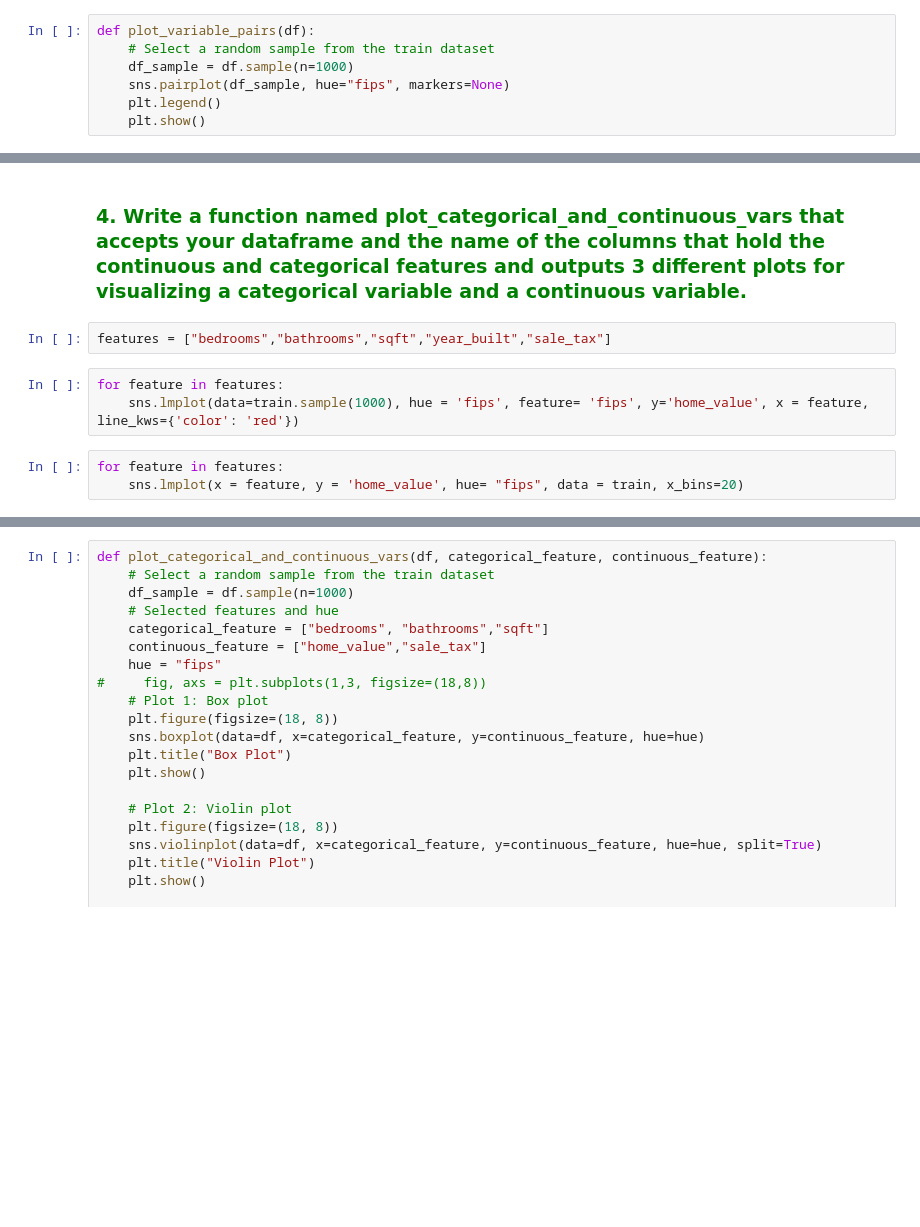
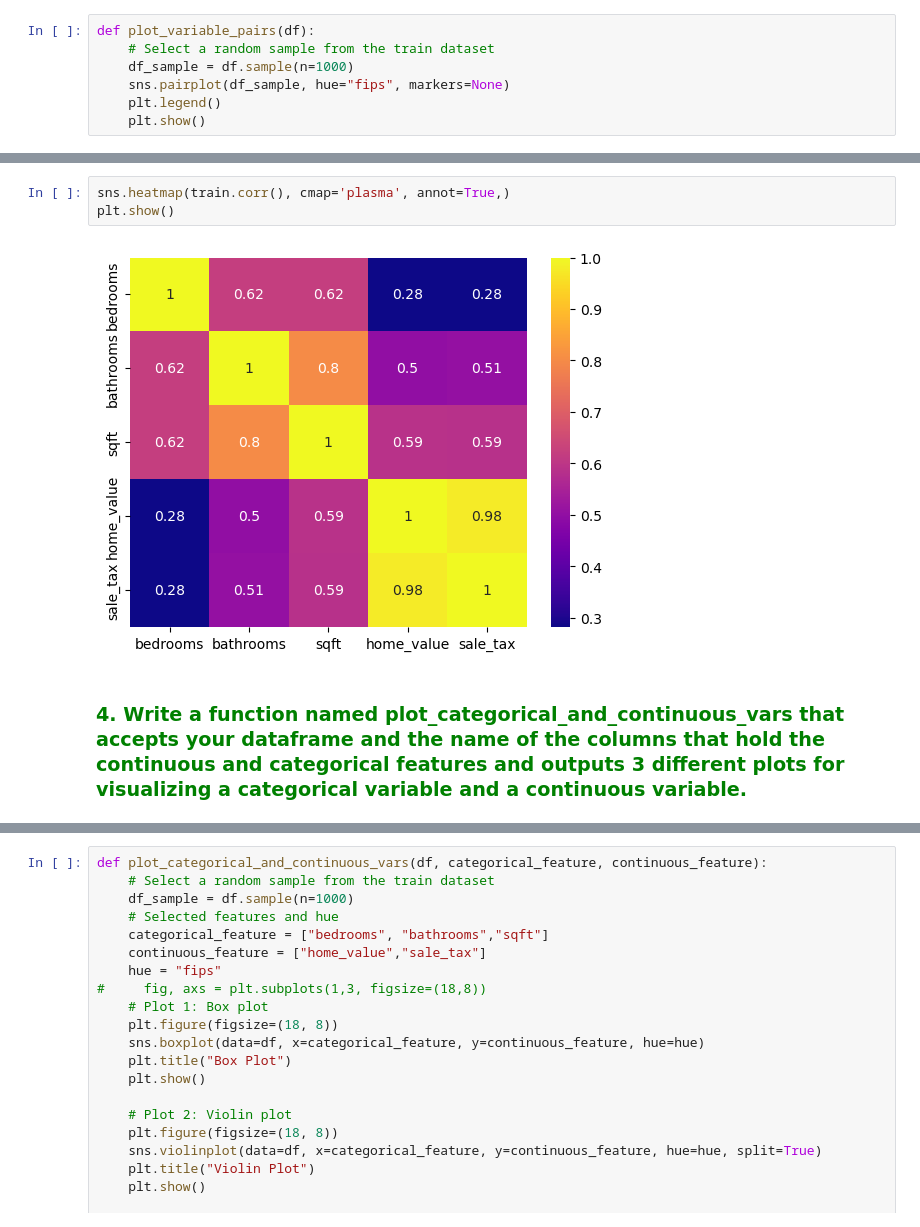
Before and after one commit to annie-carter/regression-exercises, a Jupyter notebook: exploration_exercise.ipynb, the cells around one changed output, grey strips where cells are left out. Drawn from its saved outputs; the diff is of its cells as text; blank space fills up the shorter version.

```diff
--- a/exploration_exercise.ipynb
+++ b/exploration_exercise.ipynb
@@ -189,13 +207,10 @@ No artists with labels found to put in legend.  Note that artists whose label st
+# %%
+sns.heatmap(train.corr(), cmap='plasma', annot=True,)
+plt.show()
+# %% [output]
+[figure, added]
 # %% [markdown]
 ### <Span style = "color:green"> 4. Write a function named plot_categorical_and_continuous_vars that accepts your dataframe and the name of the columns that hold the continuous and categorical features and outputs 3 different plots for visualizing a categorical variable and a continuous variable.
-# %%
-features = ["bedrooms","bathrooms","sqft","year_built","sale_tax"]
-# %%
-for feature in features:
-    sns.lmplot(data=train.sample(1000), hue = 'fips', feature= 'fips', y='home_value', x = feature, line_kws={'color': 'red'})
-# %%
-for feature in features:
-    sns.lmplot(x = feature, y = 'home_value', hue= "fips", data = train, x_bins=20)
 # %%
 sns.relplot(x=train.fips , y=train.home_value)
 # %% [output]
```
Also changed, not shown: parts of 31 cells of this notebook.
